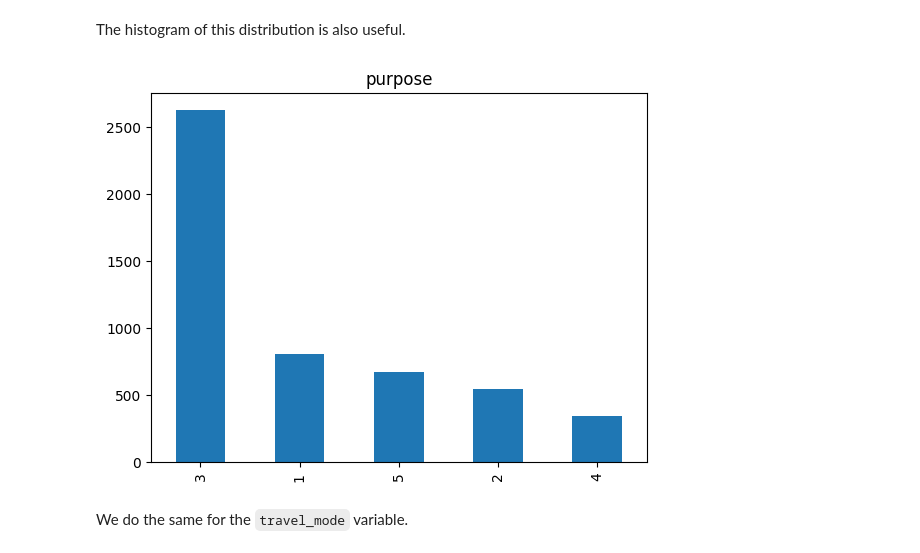
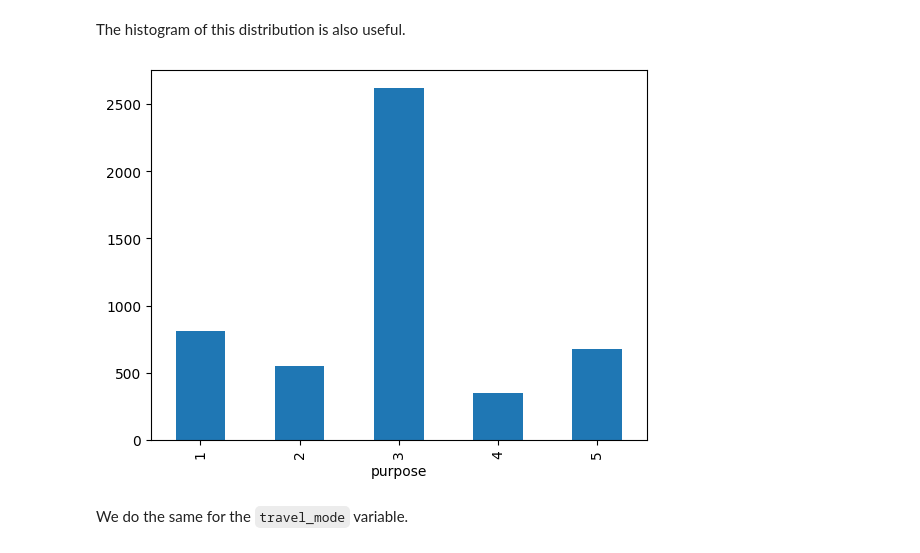
Before and after one commit to GAnagno/Choice, a Jupyter notebook: assignment.ipynb, the cells around one changed output. Saved outputs shown, nothing was run; the diff lists cells and outputs as text; code cells hidden in the pictures.

```diff
--- a/assignment.ipynb
+++ b/assignment.ipynb
@@ -61,9 +61,10 @@ Name: purpose, dtype: int64
 # %% [markdown]
 The histogram of this distribution is also useful.
 # %%
-ax = df['purpose'].value_counts().plot(title='purpose', kind='bar')
+#ax = df['purpose'].value_counts().plot(title='purpose', kind='bar')
+_ = df.groupby(['purpose']).count()['trip_id'].plot.bar(stacked=True)
 # %% [output]
-[figure, old version]
+[figure, new version]
 # %% [markdown]
 We do the same for the `travel_mode` variable.
 # %%
```
Also changed, not shown: parts of 32 cells of this notebook.
